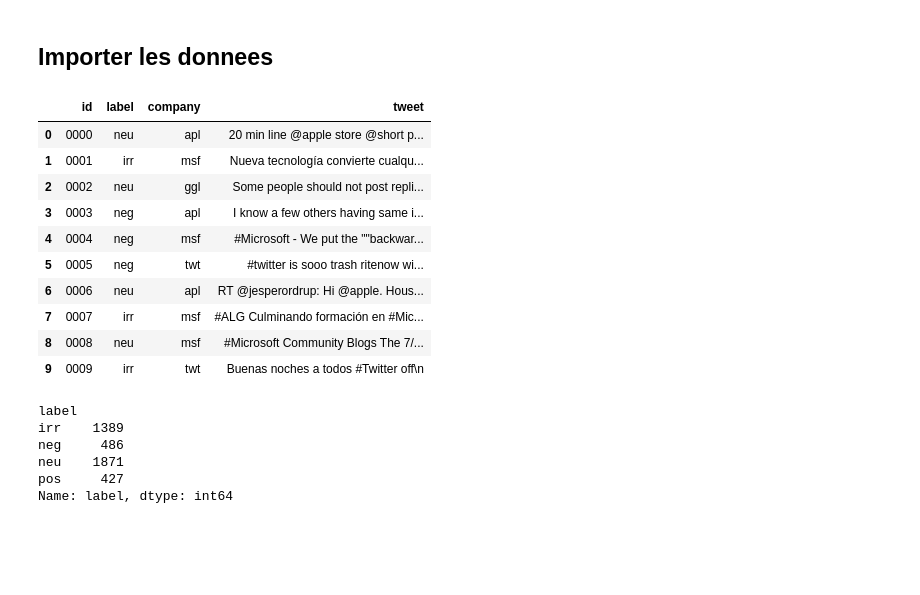
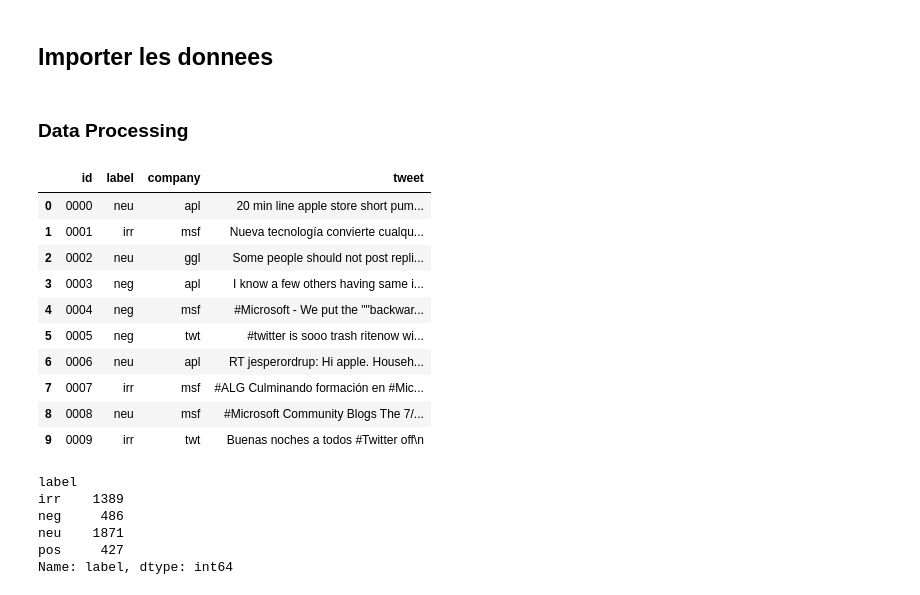
Before and after one commit to klchai/stat_twitter, a Jupyter notebook: train_sentiment.ipynb, the cells around one changed output. Cells and saved outputs as stored; diff of their text form; code cells hidden in the pictures; blank space fills up the shorter version.

Commit message:
add data processing

```diff
--- a/train_sentiment.ipynb
+++ b/train_sentiment.ipynb
@@ -5,26 +5,30 @@ import numpy as np
 import pandas as pd
 import gensim
 import matplotlib.pyplot as plt
+# %% [markdown]
+### Data Processing
 # %%
 data=[]
 
 with open("./train.txt","r") as file:
     for line in file:
         metadata,tweet=line[1:13],line[14:]
+        # Supprimer @
+        tweet = tweet.replace("@"," ")
         ID,label,company = metadata.split(",")
         data.append((ID,label,company,tweet))
 
 df=pd.DataFrame(data,columns=["id","label","company","tweet"])
 df.head(10)
 # %% [output]
 |  | id | label | company | tweet |
-| 0 | 0000 | neu | apl | 20 min line @apple store @short p... |
+| 0 | 0000 | neu | apl | 20 min line apple store short pum... |
 | 1 | 0001 | irr | msf | Nueva tecnología convierte cualqu... |
 | 2 | 0002 | neu | ggl | Some people should not post repli... |
 | 3 | 0003 | neg | apl | I know a few others having same i... |
 | 4 | 0004 | neg | msf | #Microsoft - We put the ""backwar... |
 | 5 | 0005 | neg | twt | #twitter is sooo trash ritenow wi... |
-| 6 | 0006 | neu | apl | RT @jesperordrup: Hi @apple. Hous... |
+| 6 | 0006 | neu | apl | RT jesperordrup: Hi apple. Househ... |
 | 7 | 0007 | irr | msf | #ALG Culminando formación en #Mic... |
 | 8 | 0008 | neu | msf | #Microsoft Community Blogs The 7/... |
 | 9 | 0009 | irr | twt | Buenas noches a todos #Twitter off\n |
```
